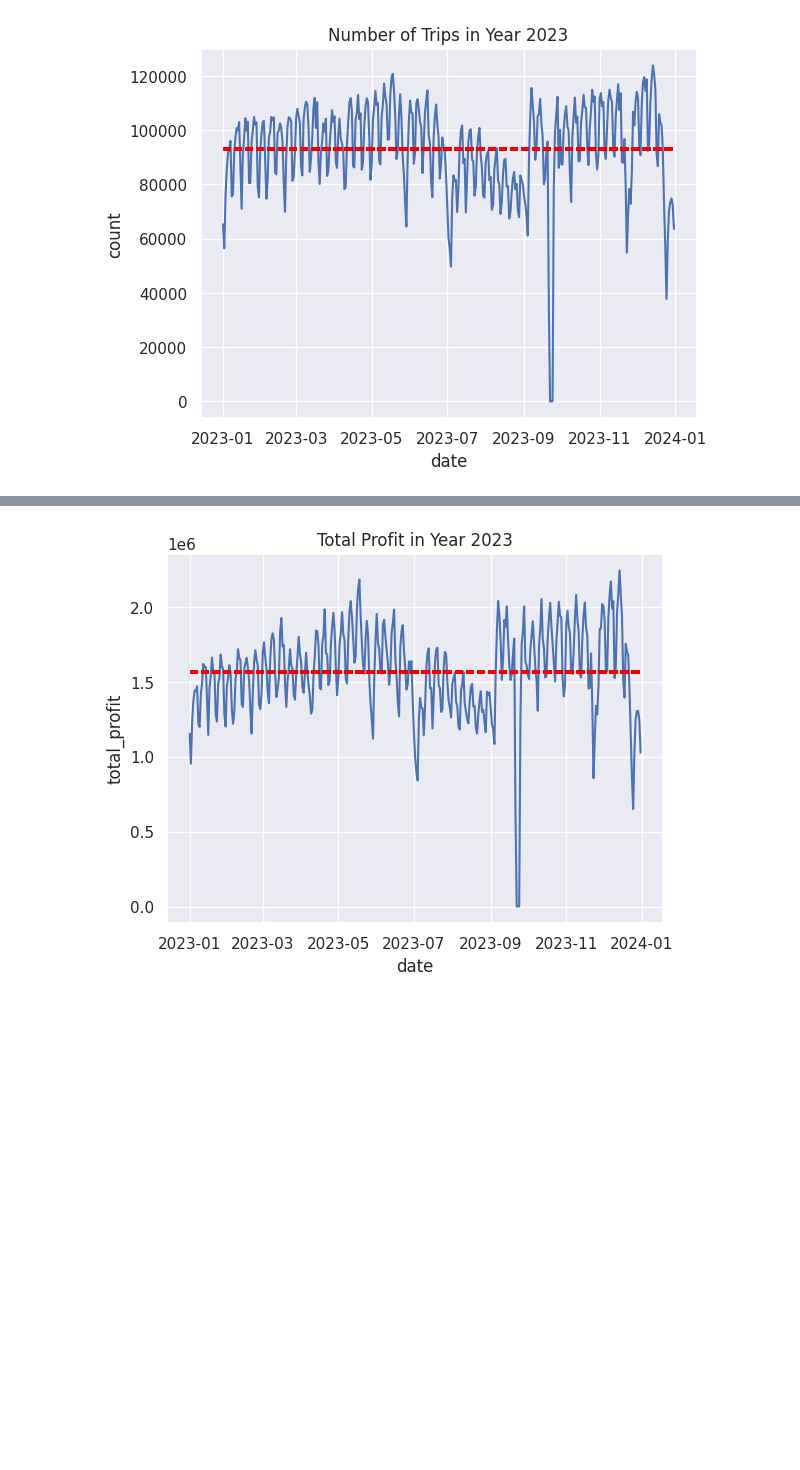
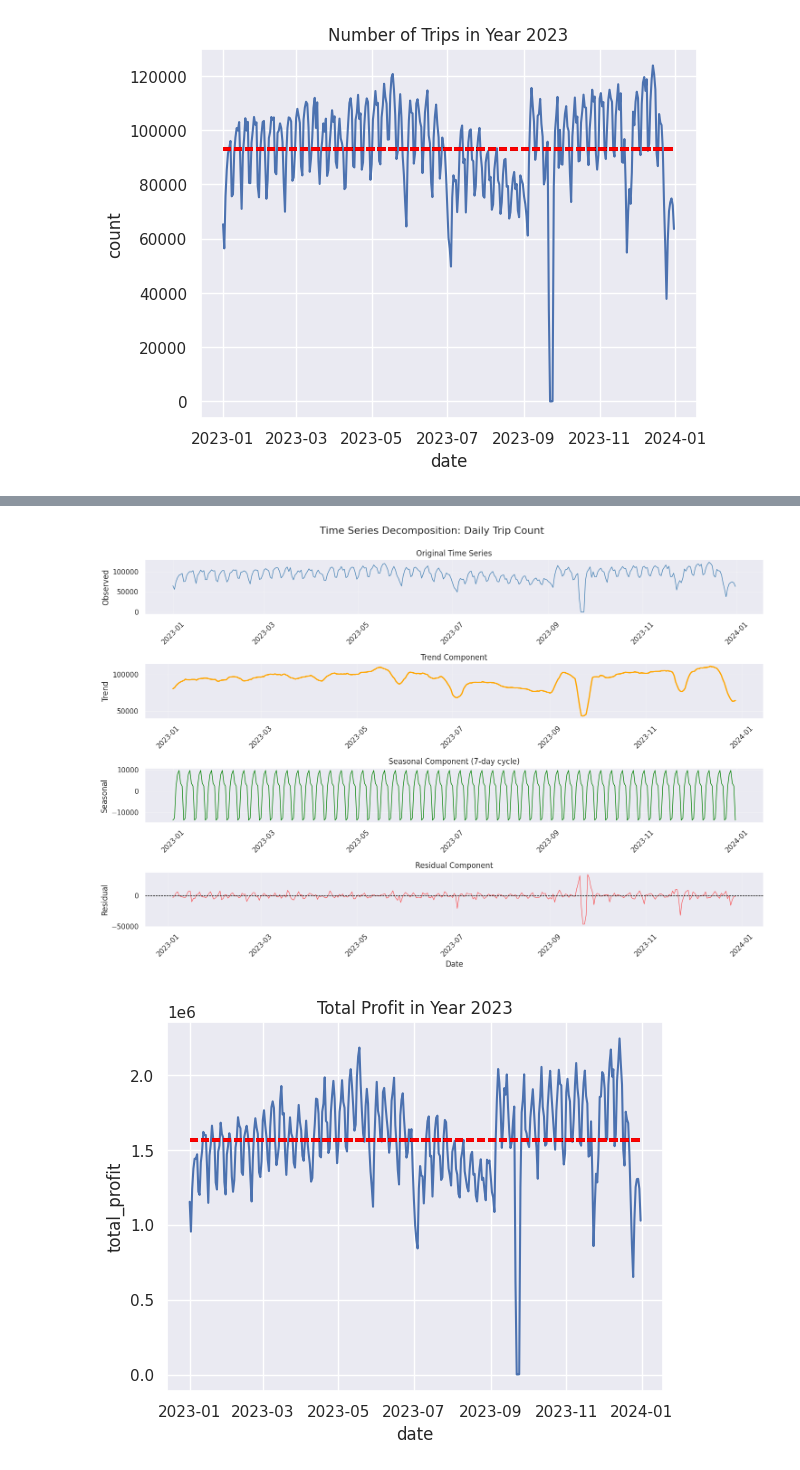
Before and after one commit to alavi-sam/NYC-Taxi, a Jupyter notebook: scripts/EDA.ipynb, the cells around one changed output, grey strips where cells are left out. Cells and saved outputs as stored; diff of their text form; code cells hidden in the pictures; blank space fills up the shorter version.

Commit message:
added timeseries decomposition plot

```diff
--- a/scripts/EDA.ipynb
+++ b/scripts/EDA.ipynb
@@ -170,3 +200,43 @@ plt.show()
+# %%
+from statsmodels.tsa.seasonal import seasonal_decompose
+
+ts_data = pd.Series(trip_trend['count'].values, index=trip_trend['date'])
+
+decomposition_obj = seasonal_decompose(ts_data, model='additive', period=7)
+
+fig, axes = plt.subplots(nrows=4, figsize=(15, 10))
+fig.suptitle('Time Series Decomposition: Daily Trip Count', fontsize=16, y=0.995)
+
+axes[0].plot(ts_data.index, ts_data.values, color='steelblue', linewidth=1)
+axes[0].set_ylabel('Observed', fontsize=12)
+axes[0].set_title('Original Time Series')
+axes[0].grid(True, alpha=0.3)
+
+axes[1].plot(decomposition_obj.trend.index, decomposition_obj.trend.values, color='orange', linewidth=2)
+axes[1].set_ylabel('Trend', fontsize=12)
+axes[1].set_title('Trend Component')
+axes[1].grid(True, alpha=0.3)
+
+axes[2].plot(decomposition_obj.seasonal.index, decomposition_obj.seasonal.values, color='green', linewidth=1)
+axes[2].set_ylabel('Seasonal', fontsize=12)
+axes[2].set_title('Seasonal Component (7-day cycle)')
+axes[2].grid(True, alpha=0.3)
+
+axes[3].plot(decomposition_obj.resid.index, decomposition_obj.resid.values, color='red', linewidth=0.8, alpha=0.7)
+axes[3].axhline(y=0, color='black', linestyle='--', linewidth=0.8)
+axes[3].set_ylabel('Residual', fontsize=12)
+axes[3].set_xlabel('Date', fontsize=12)
+axes[3].set_title('Residual Component')
+axes[3].grid(True, alpha=0.3)
+
+
+for ax in axes:
+    ax.tick_params(axis='x', rotation=45)
+
+plt.tight_layout()
+plt.show()
+# %% [output]
+[figure, added]
 # %%
 ax = sns.lineplot(data=trip_trend, x='date', y='total_profit',)
 ax.hlines(np.repeat(trip_trend['total_profit'].mean(), trip_trend.shape[0]),
```
Also changed, not shown: parts of 1 cell of this notebook.
